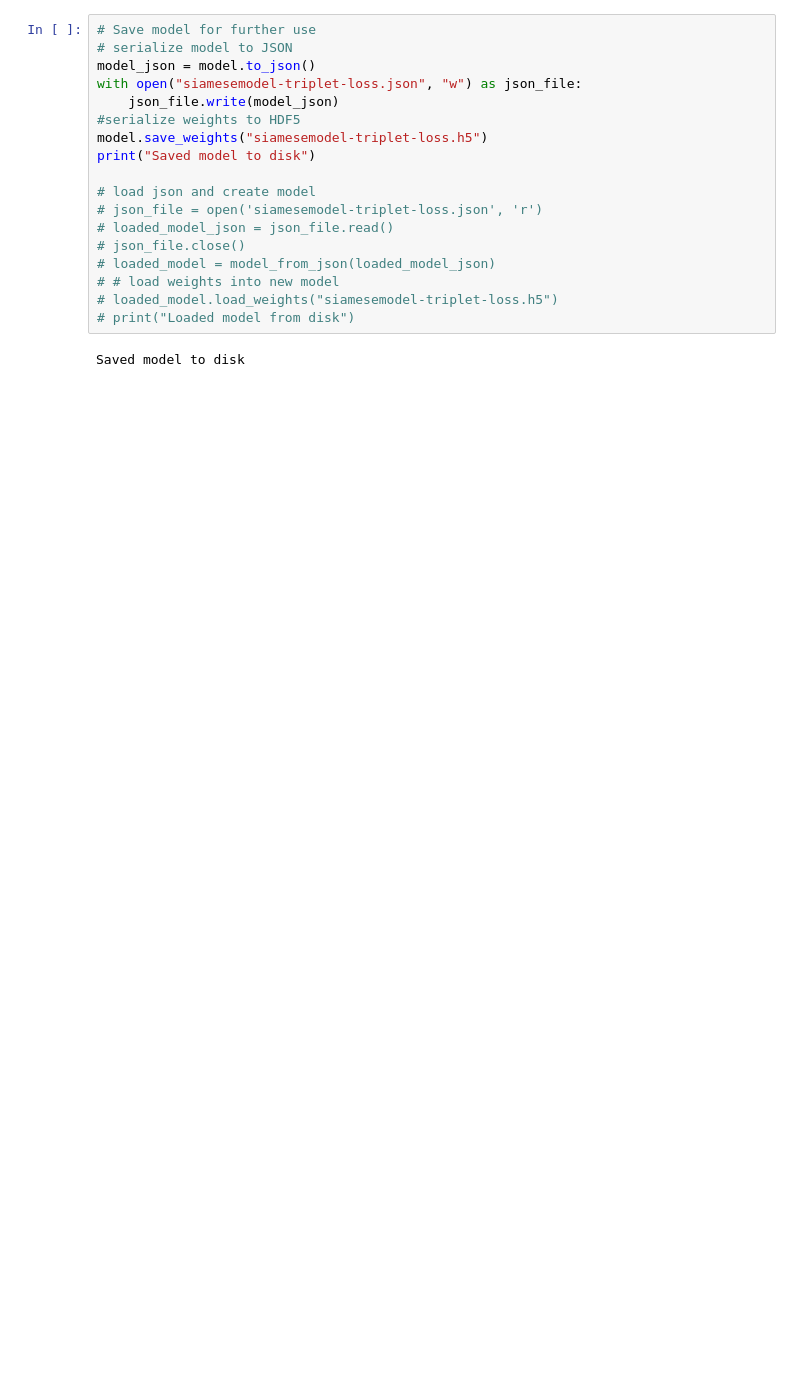
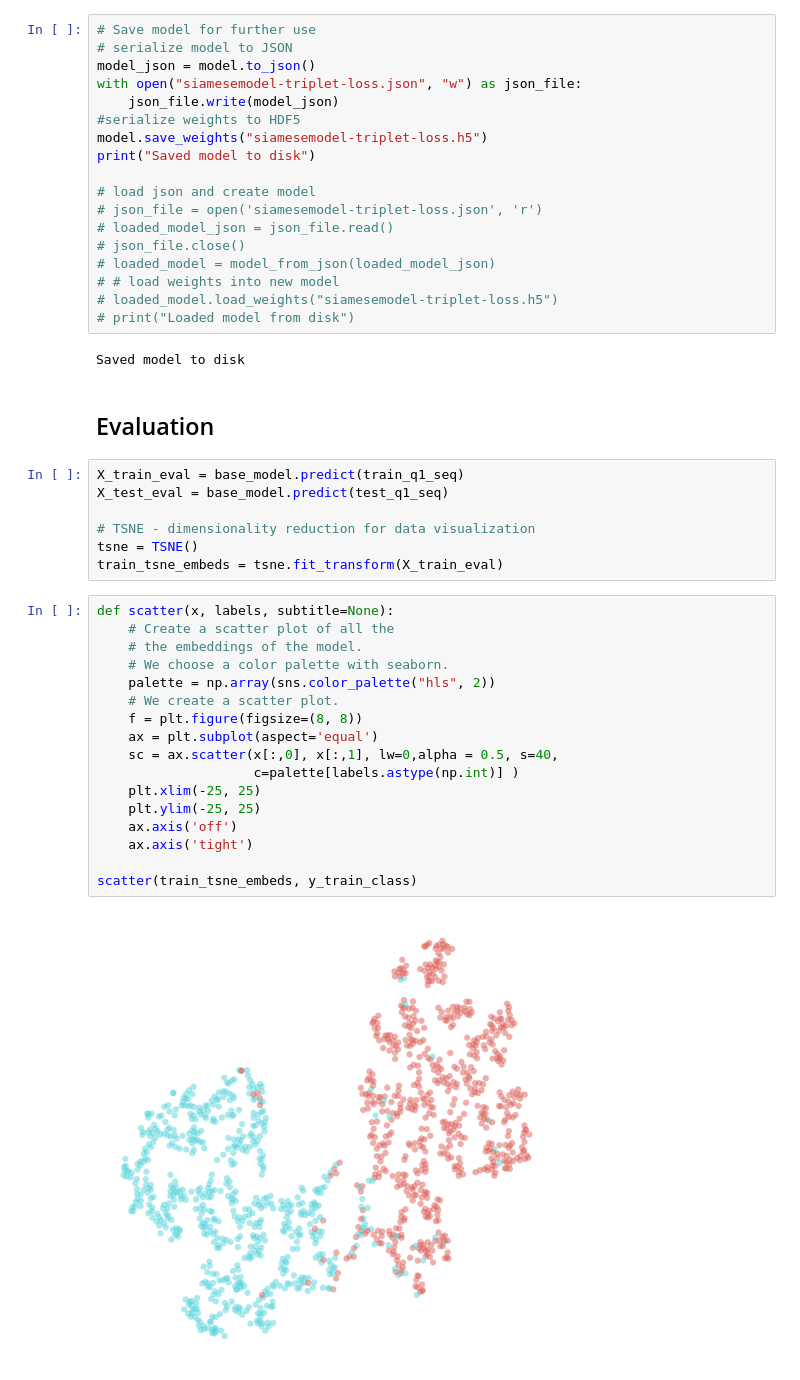
Before and after one commit to sauravjoshi23/SiameseNet-Loss, a Jupyter notebook: siamese-triplet-loss.ipynb, the cells around one changed output. Cells and saved outputs as stored; diff of their text form; blank space fills up the shorter version.

Commit message:
[Modified] Triplet Loss - Evaluation

```diff
--- a/siamese-triplet-loss.ipynb
+++ b/siamese-triplet-loss.ipynb
@@ -393,3 +409,31 @@ print("Saved model to disk")
 # print("Loaded model from disk")
 # %% [output]
 Saved model to disk
+# %% [markdown]
+## Evaluation
+# %%
+X_train_eval = base_model.predict(train_q1_seq)
+X_test_eval = base_model.predict(test_q1_seq)
+
+# TSNE - dimensionality reduction for data visualization
+tsne = TSNE()
+train_tsne_embeds = tsne.fit_transform(X_train_eval)
+# %%
+def scatter(x, labels, subtitle=None):
+    # Create a scatter plot of all the
+    # the embeddings of the model.
+    # We choose a color palette with seaborn.
+    palette = np.array(sns.color_palette("hls", 2))
+    # We create a scatter plot.
+    f = plt.figure(figsize=(8, 8))
+    ax = plt.subplot(aspect='equal')
+    sc = ax.scatter(x[:,0], x[:,1], lw=0,alpha = 0.5, s=40,
+                    c=palette[labels.astype(np.int)] )
+    plt.xlim(-25, 25)
+    plt.ylim(-25, 25)
+    ax.axis('off')
+    ax.axis('tight')
+
+scatter(train_tsne_embeds, y_train_class)
+# %% [output]
+[figure, added]
```
Also changed, not shown: parts of 17 cells of this notebook.
